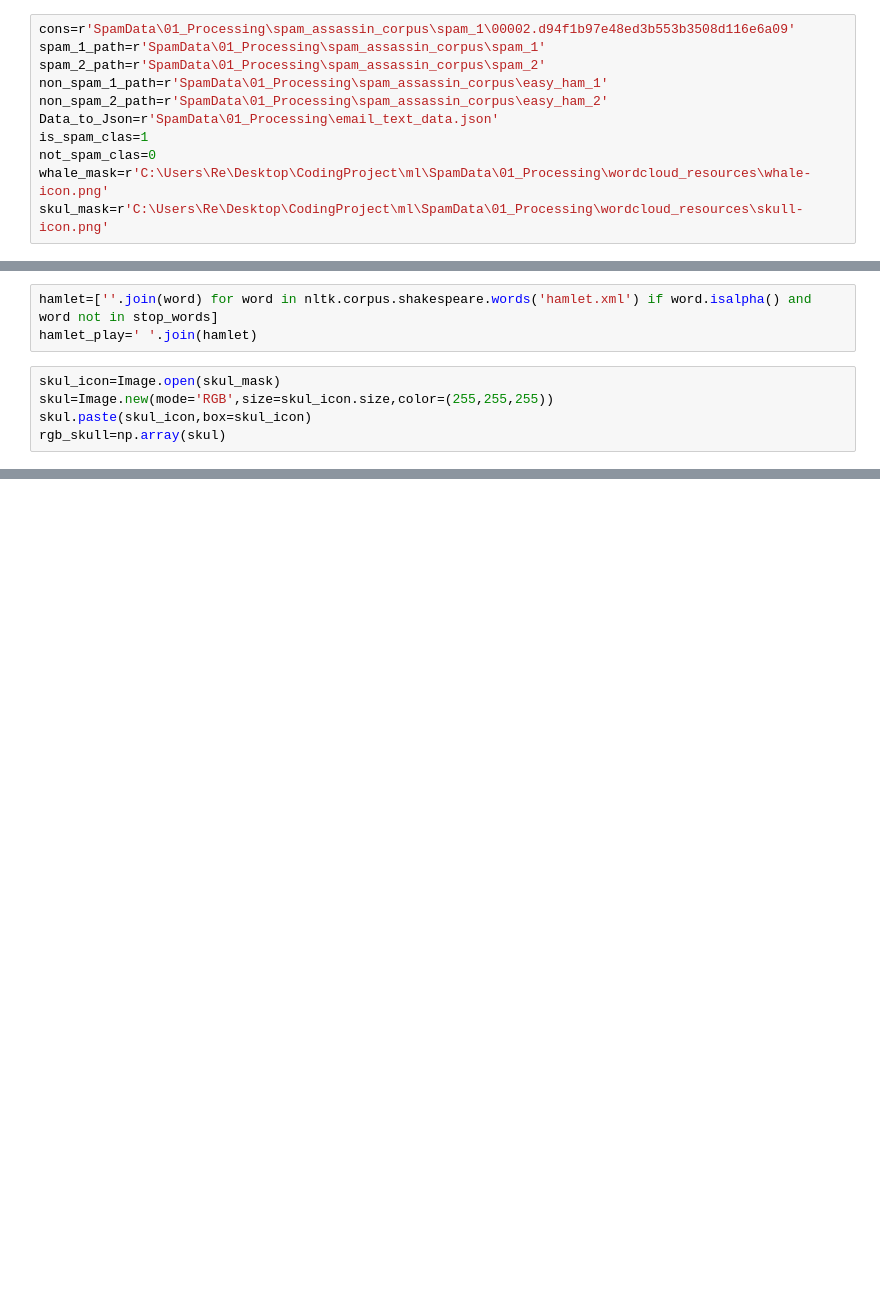
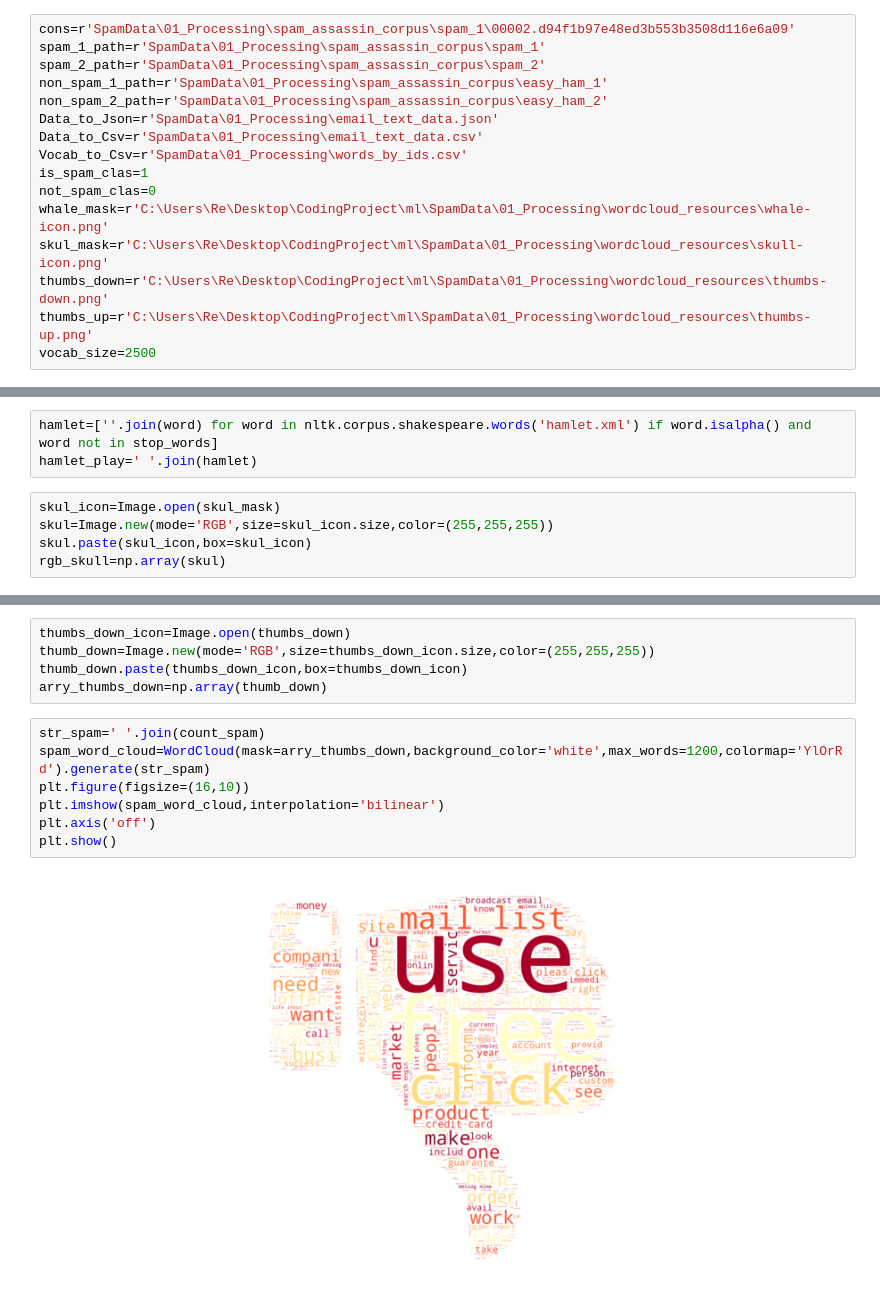
Before and after one commit to redaak/MLproject, a Jupyter notebook: Spam classification problem.ipynb, the cells around one changed output, grey strips where cells are left out. Cells and saved outputs as stored; diff of their text form; blank space fills up the shorter version.

Commit message:
new code is added for spam classifier

```diff
--- a/Spam classification problem.ipynb
+++ b/Spam classification problem.ipynb
@@ -26,10 +27,15 @@ spam_2_path=r'SpamData\01_Processing\spam_assassin_corpus\spam_2'
 non_spam_1_path=r'SpamData\01_Processing\spam_assassin_corpus\easy_ham_1'
 non_spam_2_path=r'SpamData\01_Processing\spam_assassin_corpus\easy_ham_2'
 Data_to_Json=r'SpamData\01_Processing\email_text_data.json'
+Data_to_Csv=r'SpamData\01_Processing\email_text_data.csv'
+Vocab_to_Csv=r'SpamData\01_Processing\words_by_ids.csv'
 is_spam_clas=1
 not_spam_clas=0
 whale_mask=r'C:\Users\Re\Desktop\CodingProject\ml\SpamData\01_Processing\wordcloud_resources\whale-icon.png'
 skul_mask=r'C:\Users\Re\Desktop\CodingProject\ml\SpamData\01_Processing\wordcloud_resources\skull-icon.png'
+thumbs_down=r'C:\Users\Re\Desktop\CodingProject\ml\SpamData\01_Processing\wordcloud_resources\thumbs-down.png'
+thumbs_up=r'C:\Users\Re\Desktop\CodingProject\ml\SpamData\01_Processing\wordcloud_resources\thumbs-up.png'
+vocab_size=2500
 # %%
 with open(cons,encoding='latin-1') as stream:
     is_body=False
@@ -350,0 +358,14 @@ plt.show()
+# %%
+thumbs_down_icon=Image.open(thumbs_down)
+thumb_down=Image.new(mode='RGB',size=thumbs_down_icon.size,color=(255,255,255))
+thumb_down.paste(thumbs_down_icon,box=thumbs_down_icon)
+arry_thumbs_down=np.array(thumb_down)
+# %%
+str_spam=' '.join(count_spam)
+spam_word_cloud=WordCloud(mask=arry_thumbs_down,background_color='white',max_words=1200,colormap='YlOrRd').generate(str_spam)
+plt.figure(figsize=(16,10))
+plt.imshow(spam_word_cloud,interpolation='bilinear')
+plt.axis('off')
+plt.show()
+# %% [output]
+[figure, added]
```
Also changed, not shown: parts of 14 cells of this notebook.
